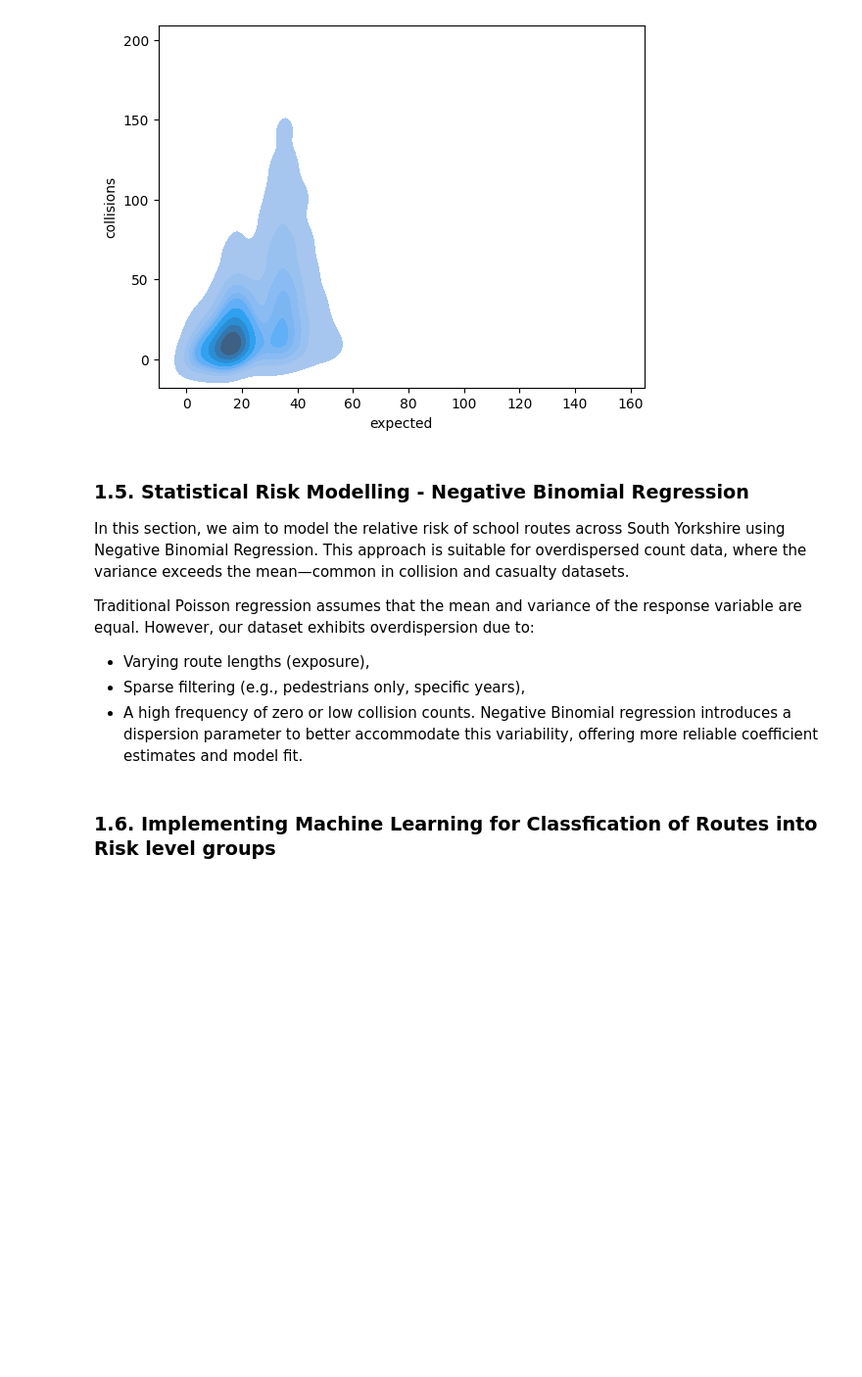
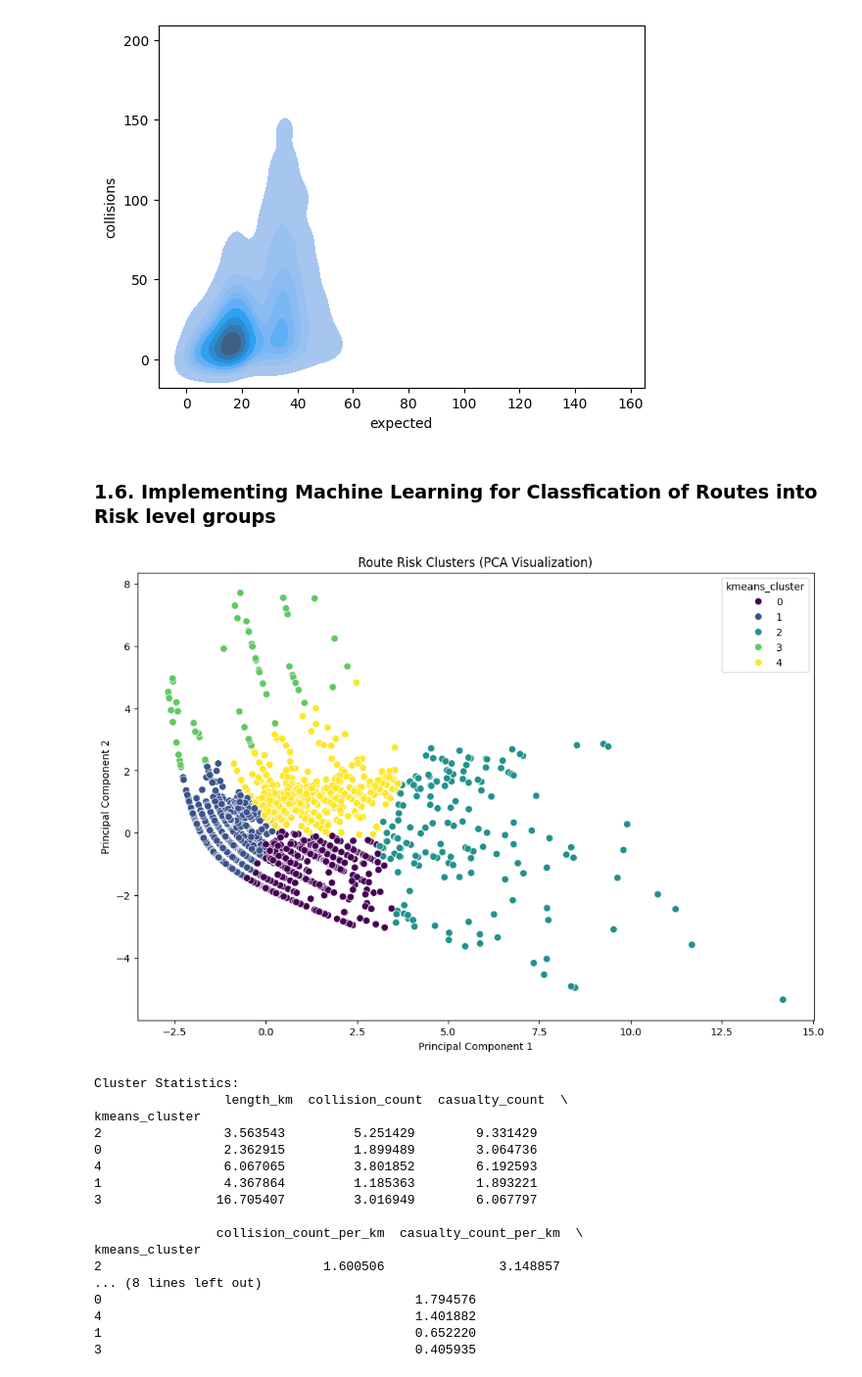
Before and after one commit to KhushiSharma0/STATS19_route_risk_analysis, a Jupyter notebook: notebooks/06 - Define the Commute Risk Metric.ipynb, the cells around one changed output. Shown at 98% size. Cells and saved outputs as stored; diff of their text form; code cells hidden in the pictures; blank space fills up the shorter version.

```diff
--- a/notebooks/06 - Define the Commute Risk Metric.ipynb
+++ b/notebooks/06 - Define the Commute Risk Metric.ipynb
@@ -159,14 +382,5 @@ sns.kdeplot(data=df_model, x="expected", y="collisions", fill=True, thresh=0.05)
 # %% [output]
 <Axes: xlabel='expected', ylabel='collisions'>
 [figure]
-# %% [markdown]
-### 1.5. Statistical Risk Modelling - Negative Binomial Regression
-In this section, we aim to model the relative risk of school routes across South Yorkshire using Negative Binomial Regression. This approach is suitable for overdispersed count data, where the variance exceeds the mean—common in collision and casualty datasets.
-
-Traditional Poisson regression assumes that the mean and variance of the response variable are equal. However, our dataset exhibits overdispersion due to:
-* Varying route lengths (exposure),
-* Sparse filtering (e.g., pedestrians only, specific years),
-* A high frequency of zero or low collision counts.
-Negative Binomial regression introduces a dispersion parameter to better accommodate this variability, offering more reliable coefficient estimates and model fit.
 # %% [markdown]
 ### 1.6. Implementing Machine Learning for Classfication of Routes into Risk level groups
@@ -172,0 +416,65 @@ Negative Binomial regression introduces a dispersion parameter to better accommo
+# %%
+# K-Means Clustering
+kmeans = KMeans(n_clusters=5, random_state=42)
+df['kmeans_cluster'] = kmeans.fit_predict(X_scaled)
+
+# DBSCAN (Density-Based Spatial Clustering)
+dbscan = DBSCAN(eps=1.0, min_samples=5)
+df['dbscan_cluster'] = dbscan.fit_predict(X_scaled)
+
+# Hierarchical Clustering
+from sklearn.cluster import AgglomerativeClustering
+hierarchical = AgglomerativeClustering(n_clusters=5)
+df['hierarchical_cluster'] = hierarchical.fit_predict(X_scaled)
+# %%
+# Apply PCA for visualization
+pca = PCA(n_components=2)
+X_pca = pca.fit_transform(X_scaled)
+df['pca_1'] = X_pca[:, 0]
+df['pca_2'] = X_pca[:, 1]
+
+# Plot clusters
+plt.figure(figsize=(12, 8))
+sns.scatterplot(x='pca_1', y='pca_2', hue='kmeans_cluster', data=df, palette='viridis', s=50)
+plt.title('Route Risk Clusters (PCA Visualization)')
+plt.xlabel('Principal Component 1')
+plt.ylabel('Principal Component 2')
+plt.savefig('route_risk_clusters.png')
+plt.show()
+
+# Analyze cluster characteristics
+# Sort clusters from highest to lowest average casualty rate
+cluster_stats = df.groupby('kmeans_cluster')[features].mean().sort_values('casualty_count_per_km', ascending=False)
+print("Cluster Statistics:\n", cluster_stats)
+
+# Map clusters to readable risk categories
+ranked_clusters = cluster_stats.index.tolist()
+
+risk_mapping = {
+    ranked_clusters[0]: "Very High Risk",
+    ranked_clusters[1]: "High Risk",
+    ranked_clusters[2]: "Moderate Risk",
+    ranked_clusters[3]: "Low Risk",
+    ranked_clusters[4]: "Minimal Risk"
+}
+
+df["risk_category"] = df["kmeans_cluster"].map(risk_mapping)
+# %% [output]
+[figure, added]
+Cluster Statistics:
+                 length_km  collision_count  casualty_count  \
+kmeans_cluster
+2                3.563543         5.251429        9.331429
+0                2.362915         1.899489        3.064736
+4                6.067065         3.801852        6.192593
+1                4.367864         1.185363        1.893221
+3               16.705407         3.016949        6.067797
+
+                collision_count_per_km  casualty_count_per_km  \
+kmeans_cluster
+2                             1.600506               3.148857
+... (8 lines left out)
+0                                         1.794576
+4                                         1.401882
+1                                         0.652220
+3                                         0.405935
```
Also changed, not shown: parts of 26 cells of this notebook, 5 other files.
